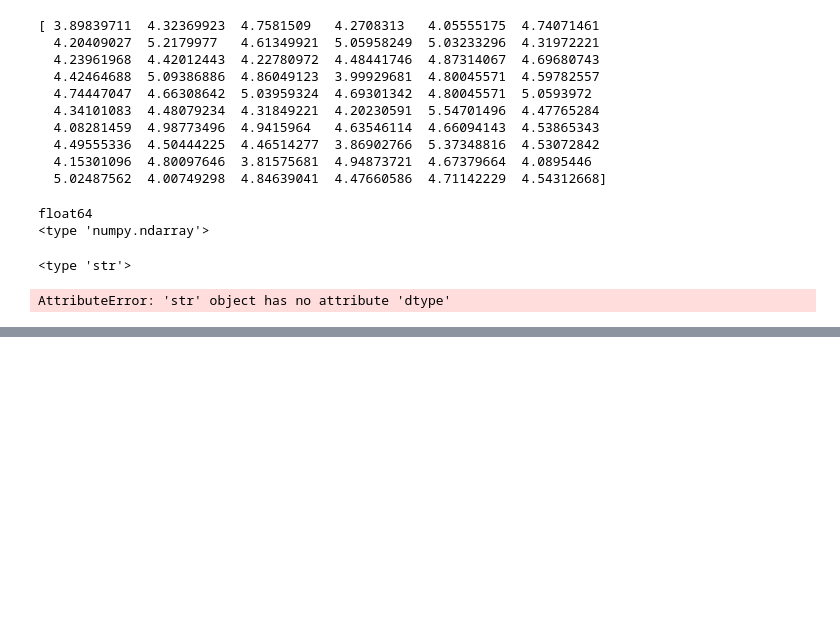
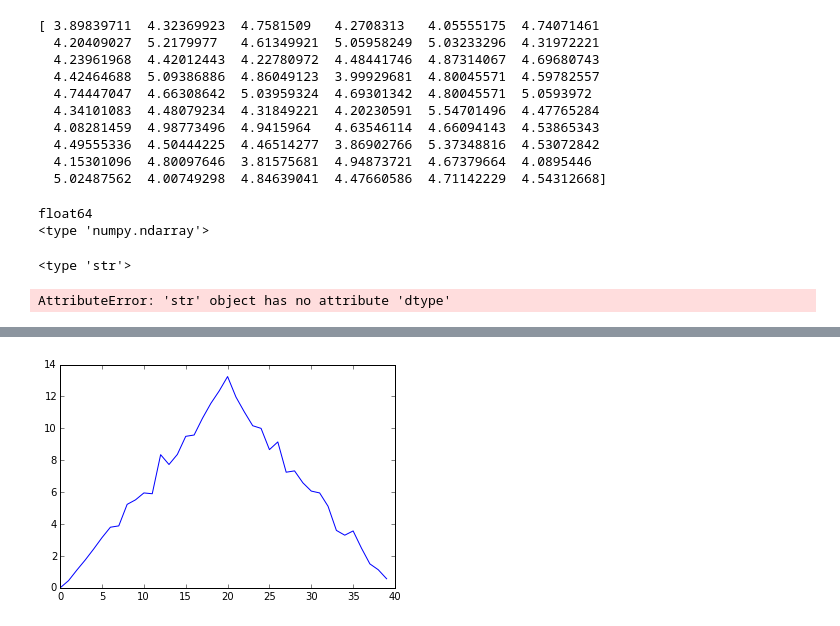
Before and after one commit to story645/ccny_software_carpentary, a Jupyter notebook: morning_session.ipynb, the cells around one changed output, grey strips where cells are left out. Cells and saved outputs as stored; diff of their text form; code cells hidden in the pictures; blank space fills up the shorter version.

```diff
--- a/morning_session.ipynb
+++ b/morning_session.ipynb
@@ -146,0 +160,6 @@ AttributeError: 'str' object has no attribute 'dtype'
+# %%
+avg_inflammation = data.mean(axis=0)
+avg_plot = matplotlib.pyplot.plot(avg_inflammation)
+#show is not required when using matplotlib inline
+# %% [output]
+[figure, added]
```
Also changed, not shown: parts of 3 cells of this notebook.
